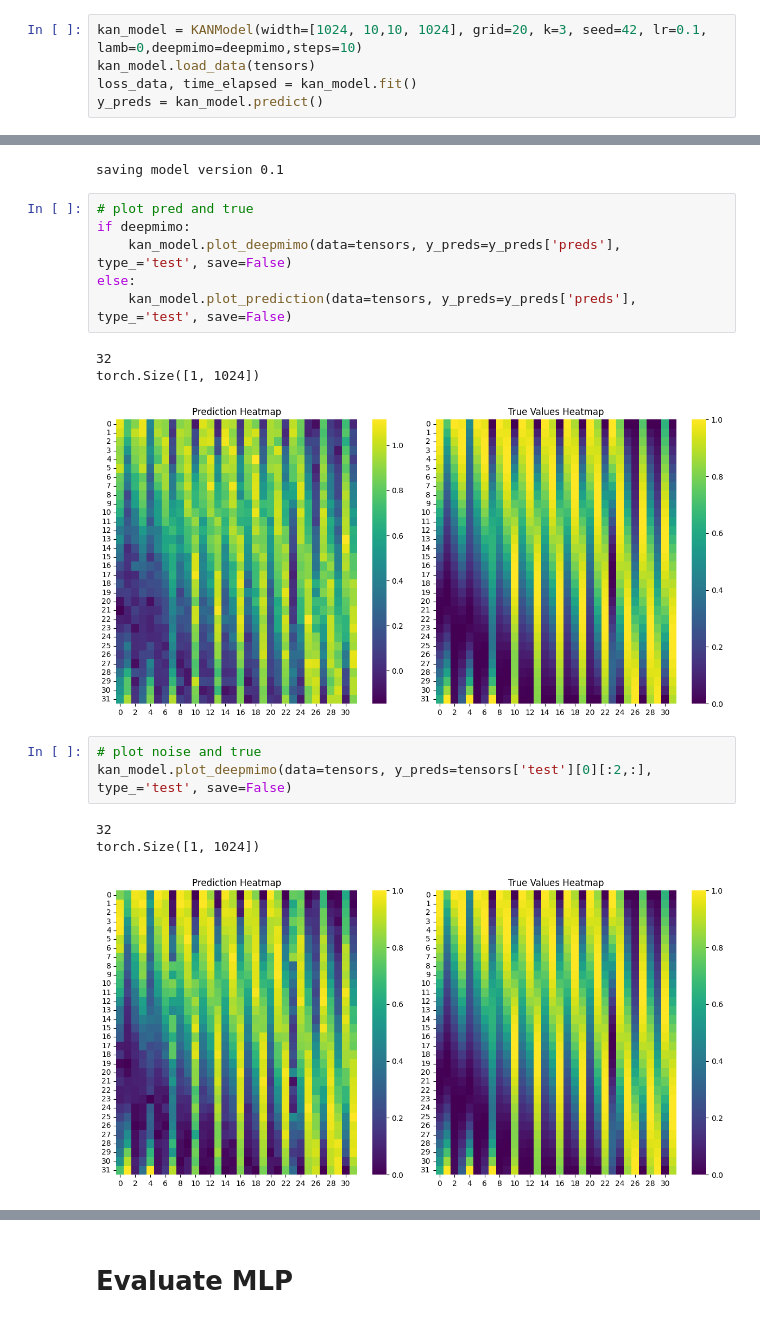
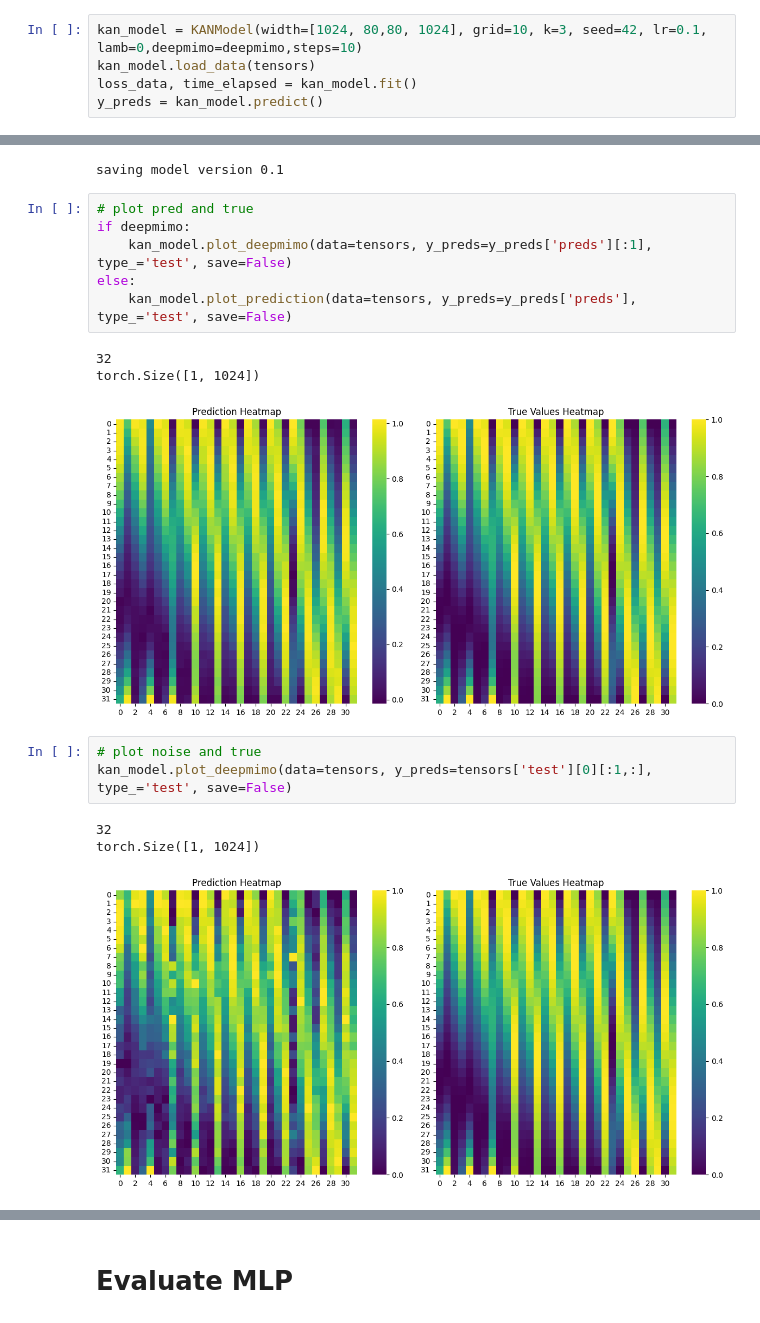
Before and after one commit to zeshenbao/KAN-Kolmogorov-Arnold-Networks, a Jupyter notebook: evaluate_models.ipynb, the cells around one changed output, grey strips where cells are left out. Saved outputs shown, nothing was run; the diff lists cells and outputs as text.

Commit message:
deepmimo dataset generation

```diff
--- a/evaluate_models.ipynb
+++ b/evaluate_models.ipynb
@@ -159,7 +159,7 @@ y_preds = kan_model.predict()
 # %% [output]
 NameError: name 'opt_params_KAN' is not defined
 # %%
-kan_model = KANModel(width=[1024, 10,10, 1024], grid=20, k=3, seed=42, lr=0.1, lamb=0,deepmimo=deepmimo,steps=10)
+kan_model = KANModel(width=[1024, 80,80, 1024], grid=10, k=3, seed=42, lr=0.1, lamb=0,deepmimo=deepmimo,steps=10)
 kan_model.load_data(tensors)
 loss_data, time_elapsed = kan_model.fit()
 y_preds = kan_model.predict()
@@ -170,20 +170,20 @@ saving model version 0.1
 # %%
 # plot pred and true
 if deepmimo:
-    kan_model.plot_deepmimo(data=tensors, y_preds=y_preds['preds'], type_='test', save=False)
+    kan_model.plot_deepmimo(data=tensors, y_preds=y_preds['preds'][:1], type_='test', save=False)
 else:
     kan_model.plot_prediction(data=tensors, y_preds=y_preds['preds'], type_='test', save=False)
 # %% [output]
 32
 torch.Size([1, 1024])
-[figure, old version]
+[figure, new version]
 # %%
 # plot noise and true
-kan_model.plot_deepmimo(data=tensors, y_preds=tensors['test'][0][:2,:], type_='test', save=False)
+kan_model.plot_deepmimo(data=tensors, y_preds=tensors['test'][0][:1,:], type_='test', save=False)
 # %% [output]
 32
 torch.Size([1, 1024])
-[figure, old version]
+[figure, new version]
 # %%
 # diffrence in noise and true
 torch.sum(np.abs(tensors['test'][0][:1,:] - tensors['test'][1][:1,:]))
```
Also changed, not shown: parts of 8 cells of this notebook, 7 other files.
